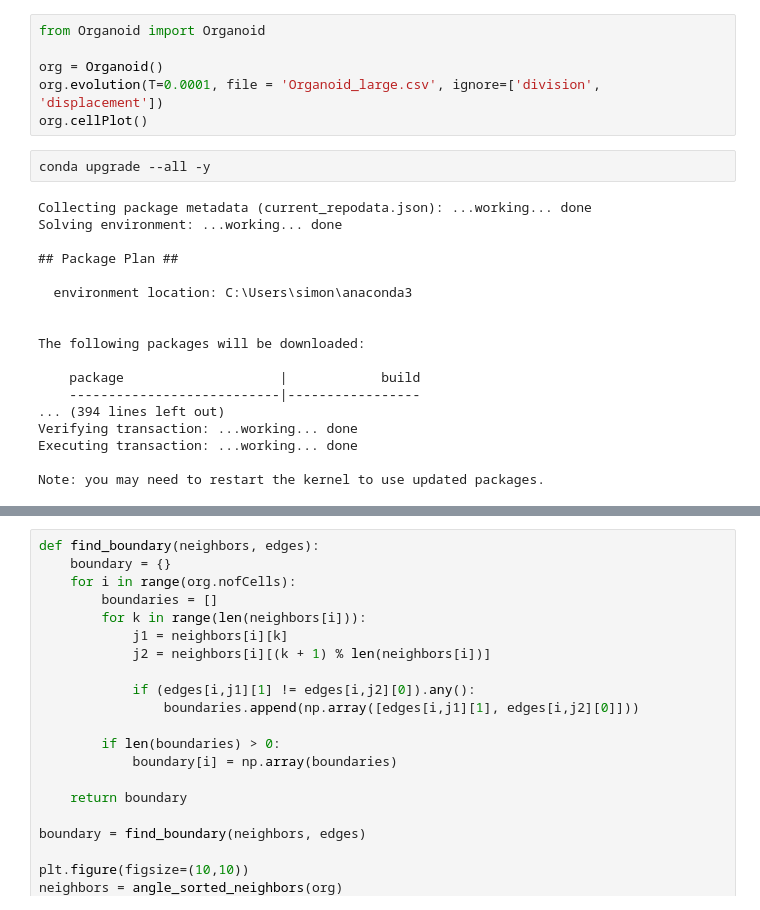
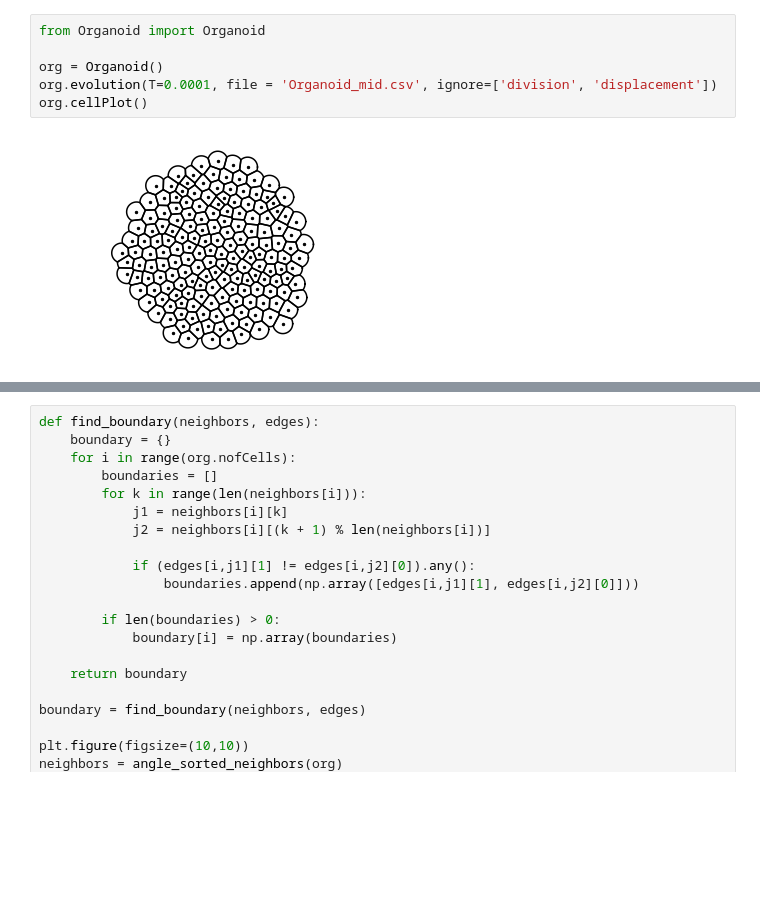
Before and after one commit to SchardtS/Cell-Differentiation, a Jupyter notebook: Mesh generation + diffusion.ipynb, the cells around one changed output, grey strips where cells are left out. Cells and saved outputs as stored; diff of their text form; blank space fills up the shorter version.

```diff
--- a/Mesh generation + diffusion.ipynb
+++ b/Mesh generation + diffusion.ipynb
@@ -1,29 +1,11 @@
 # %%
 from Organoid import Organoid
 
 org = Organoid()
-org.evolution(T=0.0001, file = 'Organoid_large.csv', ignore=['division', 'displacement'])
+org.evolution(T=0.0001, file = 'Organoid_mid.csv', ignore=['division', 'displacement'])
 org.cellPlot()
+# %% [output]
+[figure, added]
-# %%
-conda upgrade --all -y
-# %% [output]
-Collecting package metadata (current_repodata.json): ...working... done
-Solving environment: ...working... done
-
-## Package Plan ##
-
-  environment location: C:\Users\simon\anaconda3
-
-
-The following packages will be downloaded:
-
-    package                    |            build
-    ---------------------------|-----------------
-... (394 lines left out)
-Verifying transaction: ...working... done
-Executing transaction: ...working... done
-
-Note: you may need to restart the kernel to use updated packages.
 # %%
 from shapely.geometry import Polygon, Point
 import numpy as np
```
Also changed, not shown: parts of 2 cells of this notebook, 6 other files.
